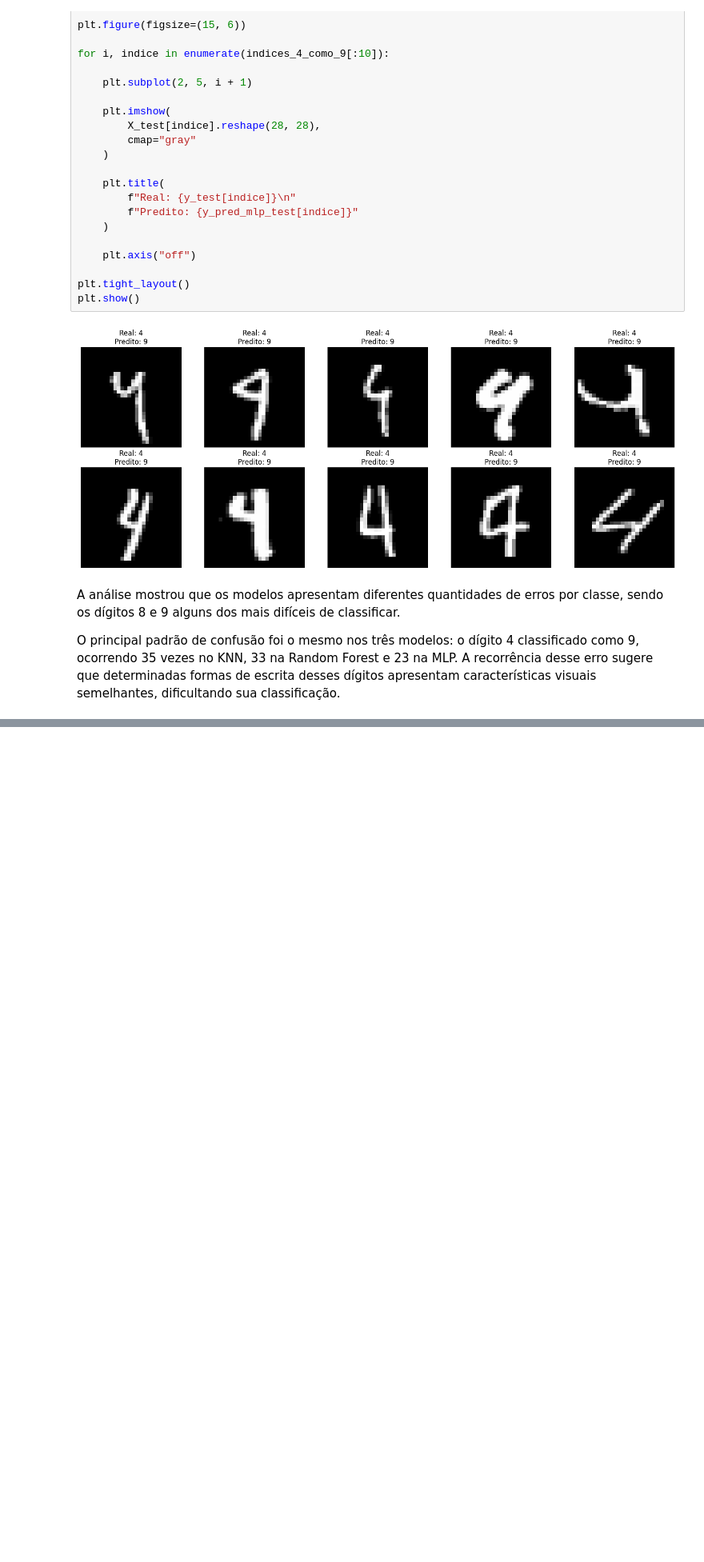
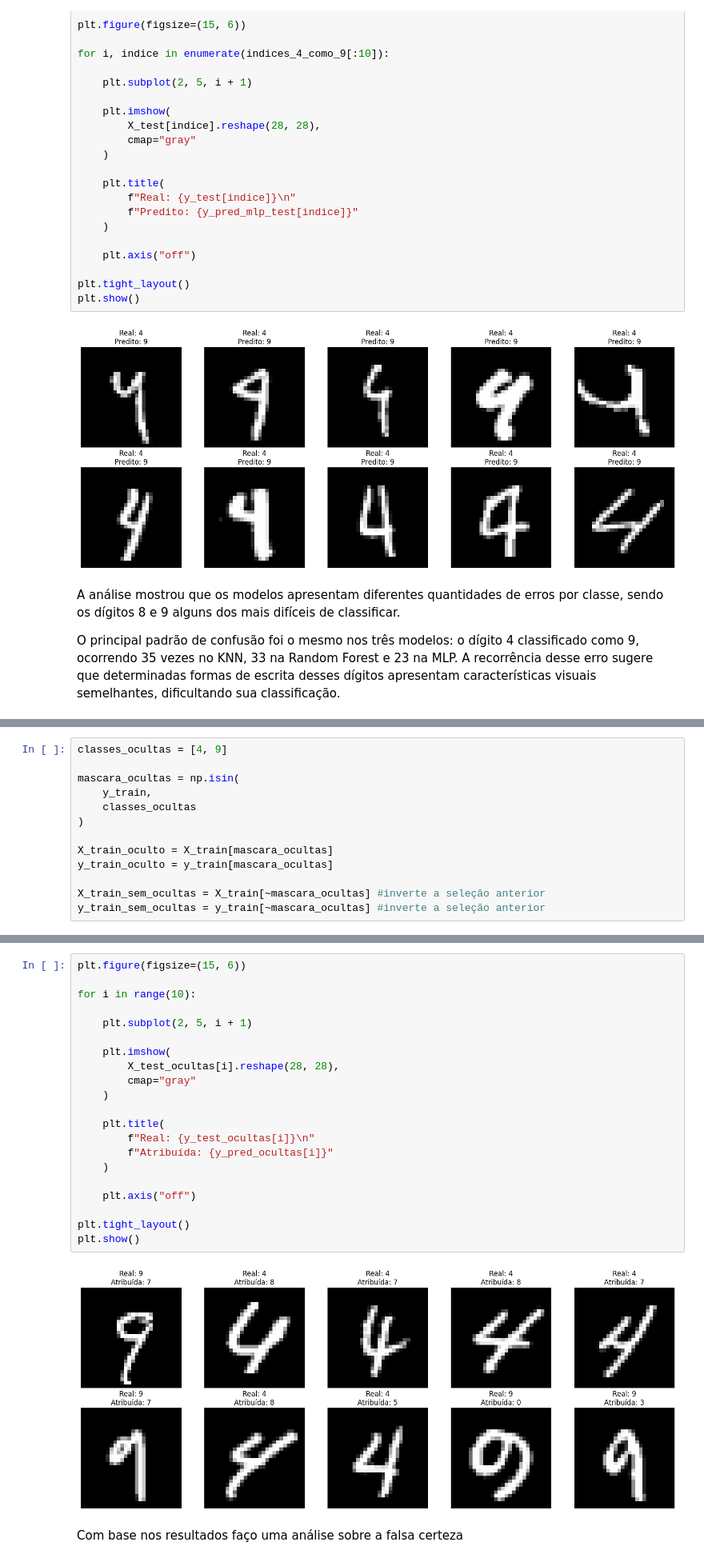
Before and after one commit to senapalm/classificador_de_digitos, a Jupyter notebook: classificador_de_digitos.ipynb, the cells around one changed output, grey strips where cells are left out. Shown: that part at 80% size. Saved outputs shown, nothing was run; the diff lists cells and outputs as text; blank space fills up the shorter version.

Commit message:
analisa ood e falsas certezas

```diff
--- a/classificador_de_digitos.ipynb
+++ b/classificador_de_digitos.ipynb
@@ -1070,0 +1079,13 @@ O principal padrão de confusão foi o mesmo nos três modelos: o dígito 4 clas
+# %%
+classes_ocultas = [4, 9]
+
+mascara_ocultas = np.isin(
+    y_train,
+    classes_ocultas
+)
+
+X_train_oculto = X_train[mascara_ocultas]
+y_train_oculto = y_train[mascara_ocultas]
+
+X_train_sem_ocultas = X_train[~mascara_ocultas] #inverte a seleção anterior
+y_train_sem_ocultas = y_train[~mascara_ocultas] #inverte a seleção anterior
@@ -1070,0 +1229,25 @@ O principal padrão de confusão foi o mesmo nos três modelos: o dígito 4 clas
+# %%
+plt.figure(figsize=(15, 6))
+
+for i in range(10):
+
+    plt.subplot(2, 5, i + 1)
+
+    plt.imshow(
+        X_test_ocultas[i].reshape(28, 28),
+        cmap="gray"
+    )
+
+    plt.title(
+        f"Real: {y_test_ocultas[i]}\n"
+        f"Atribuída: {y_pred_ocultas[i]}"
+    )
+
+    plt.axis("off")
+
+plt.tight_layout()
+plt.show()
+# %% [output]
+[figure, added]
+# %% [markdown]
+Com base nos resultados faço uma análise sobre a falsa certeza
```
Also changed, not shown: parts of 18 cells of this notebook.
